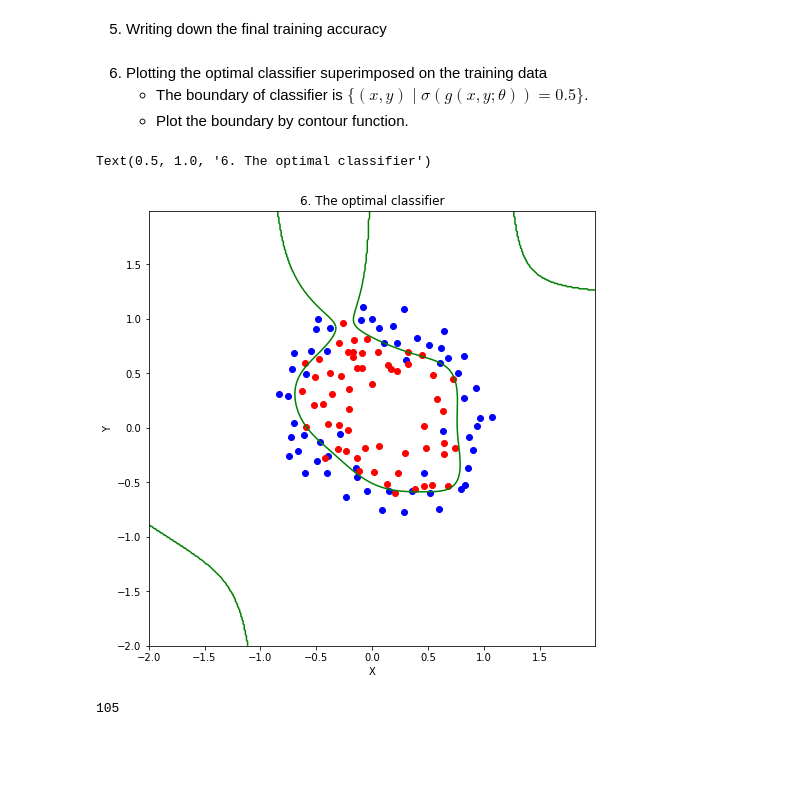
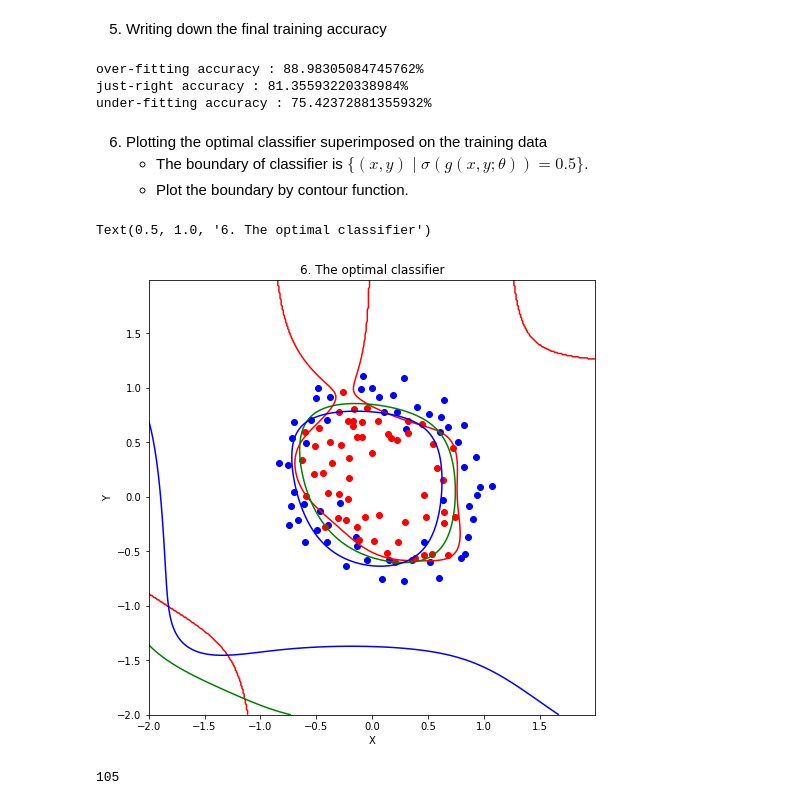
Before and after one commit to cmichael231117/Machine-Learning, a Jupyter notebook: assignment/07/assignment-07.ipynb, the cells around one changed output. Drawn from its saved outputs; the diff is of its cells as text; code cells hidden in the pictures; blank space fills up the shorter version.

Commit message:
5. Display the final training accuracy with varying regularization parameters

```diff
--- a/assignment/07/assignment-07.ipynb
+++ b/assignment/07/assignment-07.ipynb
@@ -74,7 +72,7 @@ while True:
         break
     temp_j_value1 = -(np.sum((label*np.log(sigmoid))+(1-label)*np.log(1-sigmoid)))/m
     j_value1.append(temp_j_value1)
-    iteration1.append(t2)
+    iteration1.append(t1)
     #print(t, temp_j_value, '\n')
 
     #store at theta list
@@ -141,7 +121,7 @@ while True:
     g = (theta2.T).dot(feature)
     sigmoid = 1 / (1 + np.exp(-g))
     #if there is no change in j value, then break
-    if t2>1 and abs(temp_j_value2 - (-(np.sum((label*np.log(sigmoid))+(1-label)*np.log(1-sigmoid)))/m)) <= 0.00000068:
+    if t2>1 and abs(temp_j_value2 - (-(np.sum((label*np.log(sigmoid))+(1-label)*np.log(1-sigmoid)))/m)) == 0:
         fin_theta2 = theta2
         break
     temp_j_value2 = -(np.sum((label*np.log(sigmoid))+(1-label)*np.log(1-sigmoid)))/m
@@ -212,12 +174,12 @@ while True:
     g = (theta3.T).dot(feature)
     sigmoid = 1 / (1 + np.exp(-g))
     #if there is no change in j value, then break
-    if t3>1 and abs(temp_j_value3 - (-(np.sum((label*np.log(sigmoid))+(1-label)*np.log(1-sigmoid)))/m)) <= 0.00000068:
+    if t3>1 and abs(temp_j_value3 - (-(np.sum((label*np.log(sigmoid))+(1-label)*np.log(1-sigmoid)))/m)) == 0:
         fin_theta3 = theta3
         break
     temp_j_value3 = -(np.sum((label*np.log(sigmoid))+(1-label)*np.log(1-sigmoid)))/m
     j_value3.append(temp_j_value3)
-    iteration3.append(t)
+    iteration3.append(t3)
     #print(t, temp_j_value, '\n')
 
     #store at theta list
@@ -241,5 +203,5 @@ while True:
 
     #updata theta
     theta_list3.append(theta3)
-    theta3 = (1-(learning_rate*lamda3)/m)*theta - learning_rate * feature.dot((sigmoid-label).T) / m
+    theta3 = (1-(learning_rate*lamda3)/m)*theta3 - learning_rate * feature.dot((sigmoid-label).T) / m
     t3 += 1
@@ -327,7 +269,7 @@ for i in range(10):
     for j in range(10):
         Z3 += theta3[theta_num3, 0]*((X**(i))*(Y**(j)))
         theta_num3 += 1
-sigmoids3 = 1 / (1 + np.exp(-Z2))
+sigmoids3 = 1 / (1 + np.exp(-Z3))
 # %% [markdown]
 1. Plotting the training data set
     - Load data from 'data-nonlinear.txt' file.
@@ -406,24 +348,30 @@ plt.show()
 # %% [markdown]
 5. Writing down the final training accuracy
 # %%
-print(C_RED + "over-fitting accuracy " + str((sum1/m)*100) + "%")
-print(C_GREEN + "just-right accuracy " + str((sum2/m)*100) + "%")
-print(C_BLUE + "under-fitting accuracy " + str((sum3/m)*100) + "%")
+print(C_RED + "over-fitting accuracy : " + str((sum1/m)*100) + "%")
+print(C_GREEN + "just-right accuracy : " + str((sum2/m)*100) + "%")
+print(C_BLUE + "under-fitting accuracy : " + str((sum3/m)*100) + "%")
+# %% [output]
+over-fitting accuracy : 88.98305084745762%
+just-right accuracy : 81.35593220338984%
+under-fitting accuracy : 75.42372881355932%
 # %% [markdown]
 6. Plotting the optimal classifier superimposed on the training data
     - The boundary of classifier is ${\{(x,y)∣\sigma(g(x,y;\theta))=0.5}\}$.
     - Plot the boundary by contour function.
 # %%
 plt.figure(figsize=(8, 8))
-plt.contour(X,Y,sigmoids,levels = [0.5],colors='green')
+plt.contour(X,Y,sigmoids1,levels = [0.5],colors='red')
+plt.contour(X,Y,sigmoids2,levels = [0.5],colors='green')
+plt.contour(X,Y,sigmoids3,levels = [0.5],colors='blue')
 plt.scatter(pointX0, pointY0, c='b')
 plt.scatter(pointX1, pointY1, c='r')
 plt.xlabel('X')
 plt.ylabel('Y')
 plt.title('6. The optimal classifier')
 # %% [output]
 Text(0.5, 1.0, '6. The optimal classifier')
-[figure, old version]
+[figure, new version]
 # %%
 sum1
 # %% [output]
```
Also changed, not shown: parts of 10 cells of this notebook.
